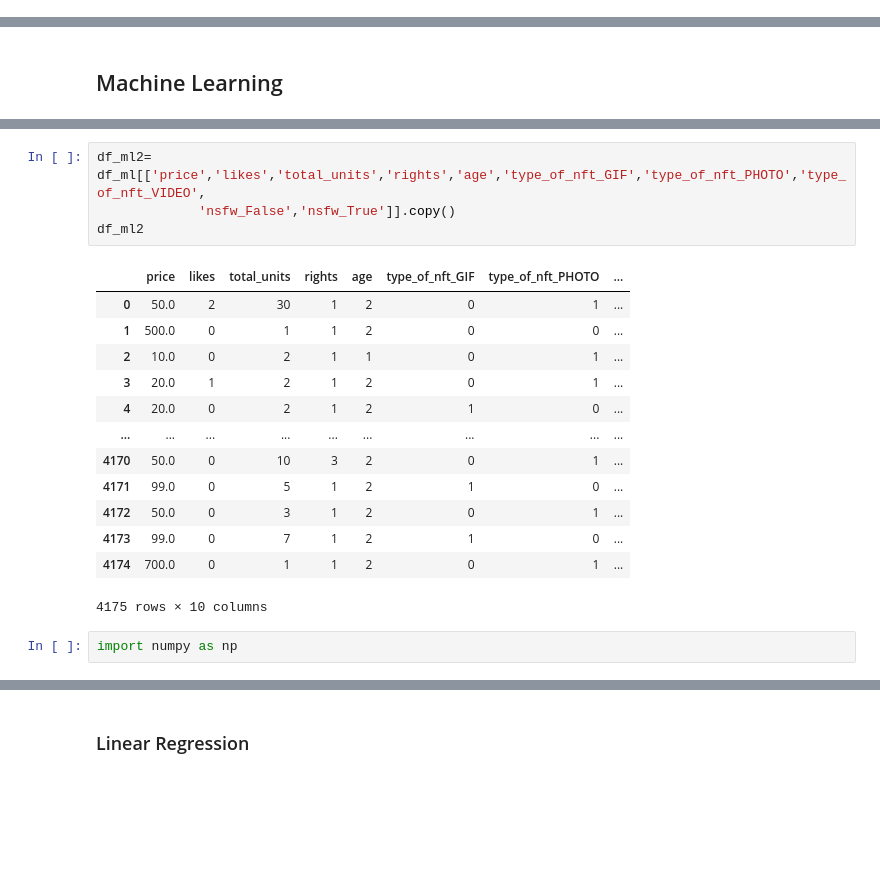
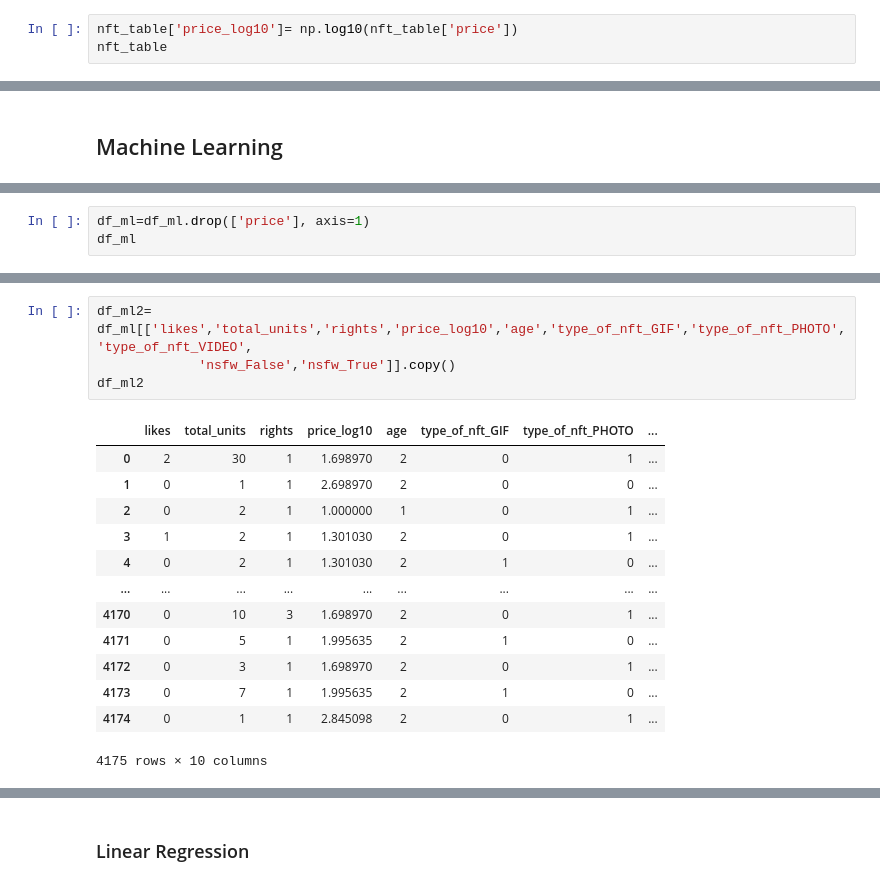
Before and after one commit to aortiz224/bootcamp_finalproject, a Jupyter notebook: dev/yaser/Notebook/ML_finalproject.ipynb, the cells around one changed output, grey strips where cells are left out. Drawn from its saved outputs; the diff is of its cells as text; blank space fills up the shorter version.

```diff
--- a/dev/yaser/Notebook/ML_finalproject.ipynb
+++ b/dev/yaser/Notebook/ML_finalproject.ipynb
@@ -44,3 +44,6 @@ dtype: object
 ## EDA on Hypothesis
 # %% [markdown]
 ### Does The Type of Art Effect the Price?
+# %%
+nft_table['price_log10']= np.log10(nft_table['price'])
+nft_table
@@ -164,0 +198,3 @@ df_ml
+# %%
+df_ml=df_ml.drop(['price'], axis=1)
+df_ml
@@ -165,20 +215,18 @@ df_ml
 # %%
-df_ml2= df_ml[['price','likes','total_units','rights','age','type_of_nft_GIF','type_of_nft_PHOTO','type_of_nft_VIDEO',
+df_ml2= df_ml[['likes','total_units','rights','price_log10','age','type_of_nft_GIF','type_of_nft_PHOTO','type_of_nft_VIDEO',
              'nsfw_False','nsfw_True']].copy()
 df_ml2
 # %% [output]
-|  | price | likes | total_units | rights | age | type_of_nft_GIF | type_of_nft_PHOTO | ... |
-| 0 | 50.0 | 2 | 30 | 1 | 2 | 0 | 1 | ... |
-| 1 | 500.0 | 0 | 1 | 1 | 2 | 0 | 0 | ... |
-| 2 | 10.0 | 0 | 2 | 1 | 1 | 0 | 1 | ... |
-| 3 | 20.0 | 1 | 2 | 1 | 2 | 0 | 1 | ... |
-| 4 | 20.0 | 0 | 2 | 1 | 2 | 1 | 0 | ... |
+|  | likes | total_units | rights | price_log10 | age | type_of_nft_GIF | type_of_nft_PHOTO | ... |
+| 0 | 2 | 30 | 1 | 1.698970 | 2 | 0 | 1 | ... |
+| 1 | 0 | 1 | 1 | 2.698970 | 2 | 0 | 0 | ... |
+| 2 | 0 | 2 | 1 | 1.000000 | 1 | 0 | 1 | ... |
+| 3 | 1 | 2 | 1 | 1.301030 | 2 | 0 | 1 | ... |
+| 4 | 0 | 2 | 1 | 1.301030 | 2 | 1 | 0 | ... |
 | ... | ... | ... | ... | ... | ... | ... | ... | ... |
-| 4170 | 50.0 | 0 | 10 | 3 | 2 | 0 | 1 | ... |
-| 4171 | 99.0 | 0 | 5 | 1 | 2 | 1 | 0 | ... |
-| 4172 | 50.0 | 0 | 3 | 1 | 2 | 0 | 1 | ... |
-| 4173 | 99.0 | 0 | 7 | 1 | 2 | 1 | 0 | ... |
-| 4174 | 700.0 | 0 | 1 | 1 | 2 | 0 | 1 | ... |
+| 4170 | 0 | 10 | 3 | 1.698970 | 2 | 0 | 1 | ... |
+| 4171 | 0 | 5 | 1 | 1.995635 | 2 | 1 | 0 | ... |
+| 4172 | 0 | 3 | 1 | 1.698970 | 2 | 0 | 1 | ... |
+| 4173 | 0 | 7 | 1 | 1.995635 | 2 | 1 | 0 | ... |
+| 4174 | 0 | 1 | 1 | 2.845098 | 2 | 0 | 1 | ... |
 4175 rows × 10 columns
-# %%
-import numpy as np
```
Also changed, not shown: parts of 24 cells of this notebook.
